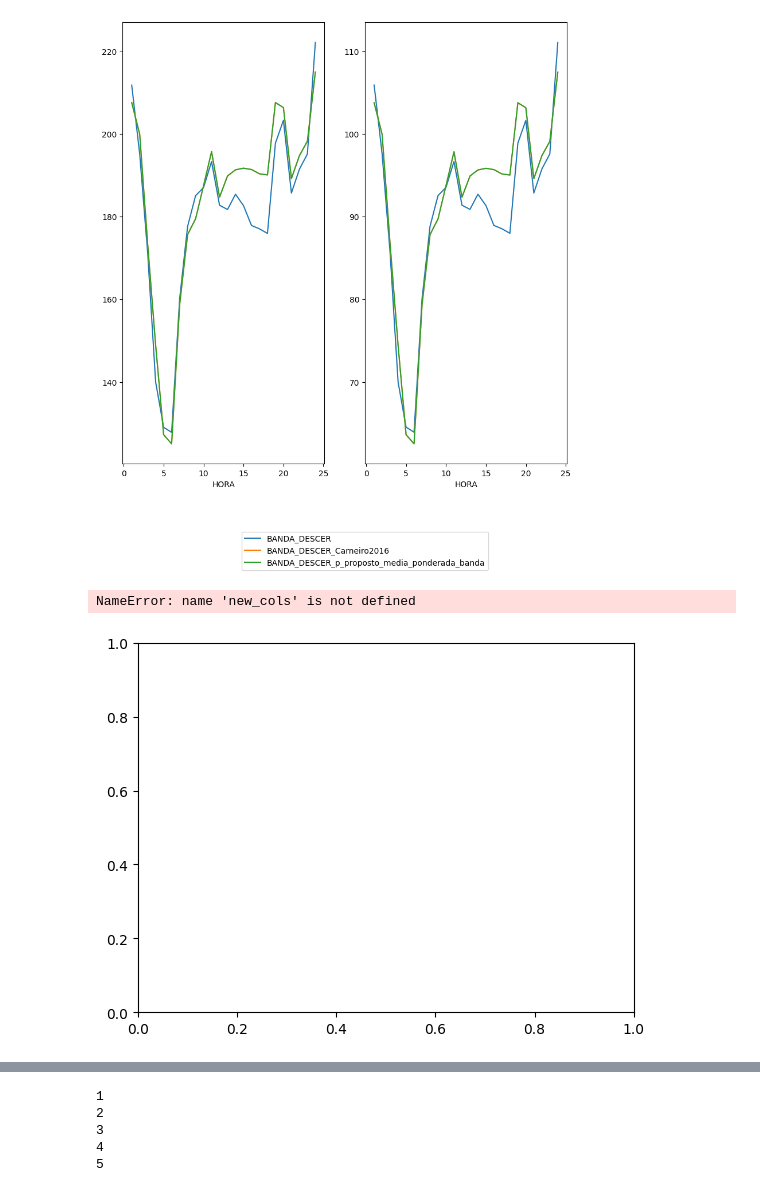
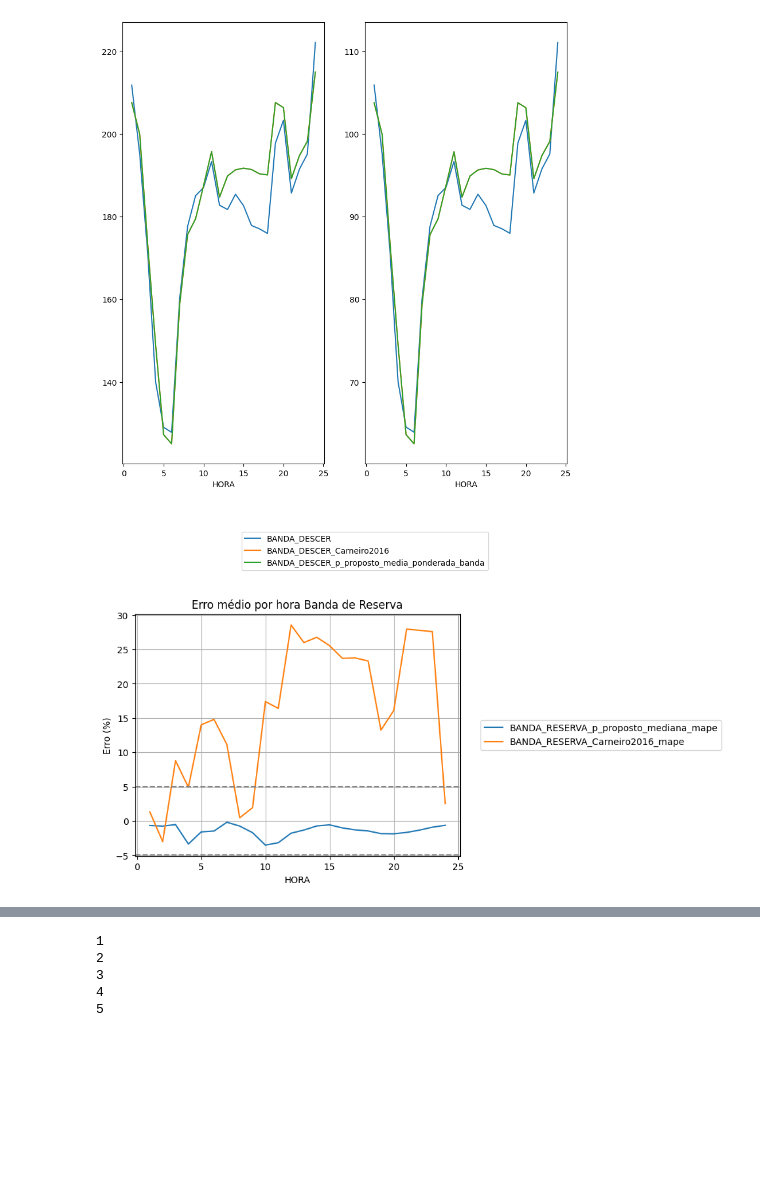
Before and after one commit to JotaFan/renewable-generation-into-reserve-markets, a Jupyter notebook: notebooks/Estudo_1.ipynb, the cells around one changed output, grey strips where cells are left out. Drawn from its saved outputs; the diff is of its cells as text; code cells hidden in the pictures; blank space fills up the shorter version.

```diff
--- a/notebooks/Estudo_1.ipynb
+++ b/notebooks/Estudo_1.ipynb
@@ -1195,24 +1206,27 @@ plt.legend(bbox_to_anchor=(0, -0.25), loc="lower center")
 # %%
 group_col = "HORA"
 fig, ax = plt.subplots()
 
-ps_to_use = ["p_proposto_mediana", *new_cols]  # "Carneiro2016",
+ps_to_use = ["p_proposto_mediana", #*new_cols
+               "Carneiro2016",]
 
 for p_to_use in ps_to_use:
     name_banda_reserva_erro_mape = f"BANDA_RESERVA_{p_to_use}_mape"
     data.groupby(group_col)[name_banda_reserva_erro_mape].mean().plot()
 plt.legend(bbox_to_anchor=(1.05, 0.5), loc="center left")
 
 ax.axhline(y=-5, color="grey", linestyle="--")
 ax.axhline(y=5, color="grey", linestyle="--")
 # ax.axhline(y=10, color='grey', linestyle='--')
-plot_name = "Erro médio por hora Banda de Reserva (Arredondamento)"
+plot_name = "Erro médio por hora Banda de Reserva"
 plt.title(plot_name)
 plt.ylabel("Erro (%)")
 plt.grid()
-
+figure_name_path = os.path.join(
+    folder_figures, f"{"_".join(plot_name.lower().split(" "))}.png"
+)
+fig.savefig(figure_name_path, bbox_inches="tight")
 # fig.savefig(f"{plot_name}.png",bbox_inches='tight')
 # %% [output]
-NameError: name 'new_cols' is not defined
-[figure, old version]
+[figure, new version]
 # %%
```
Also changed, not shown: parts of 24 cells of this notebook, 11 other files.
